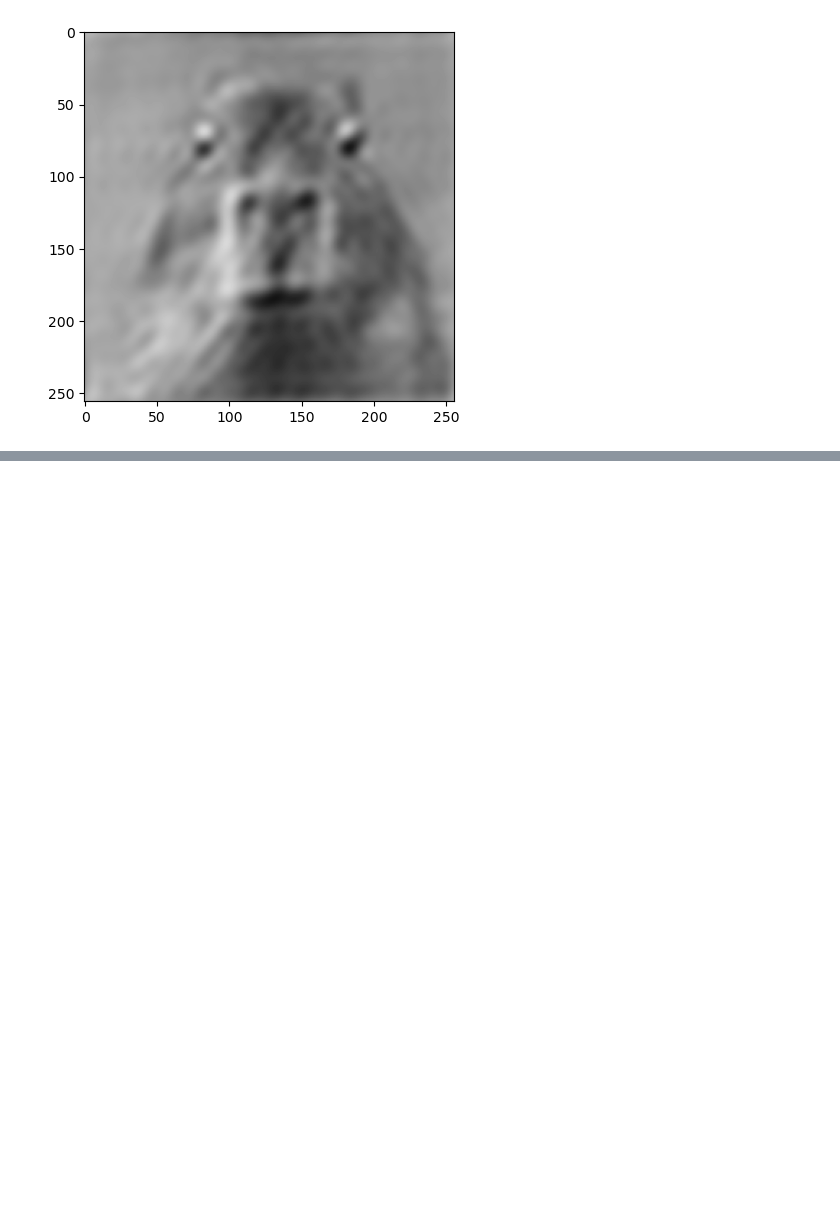
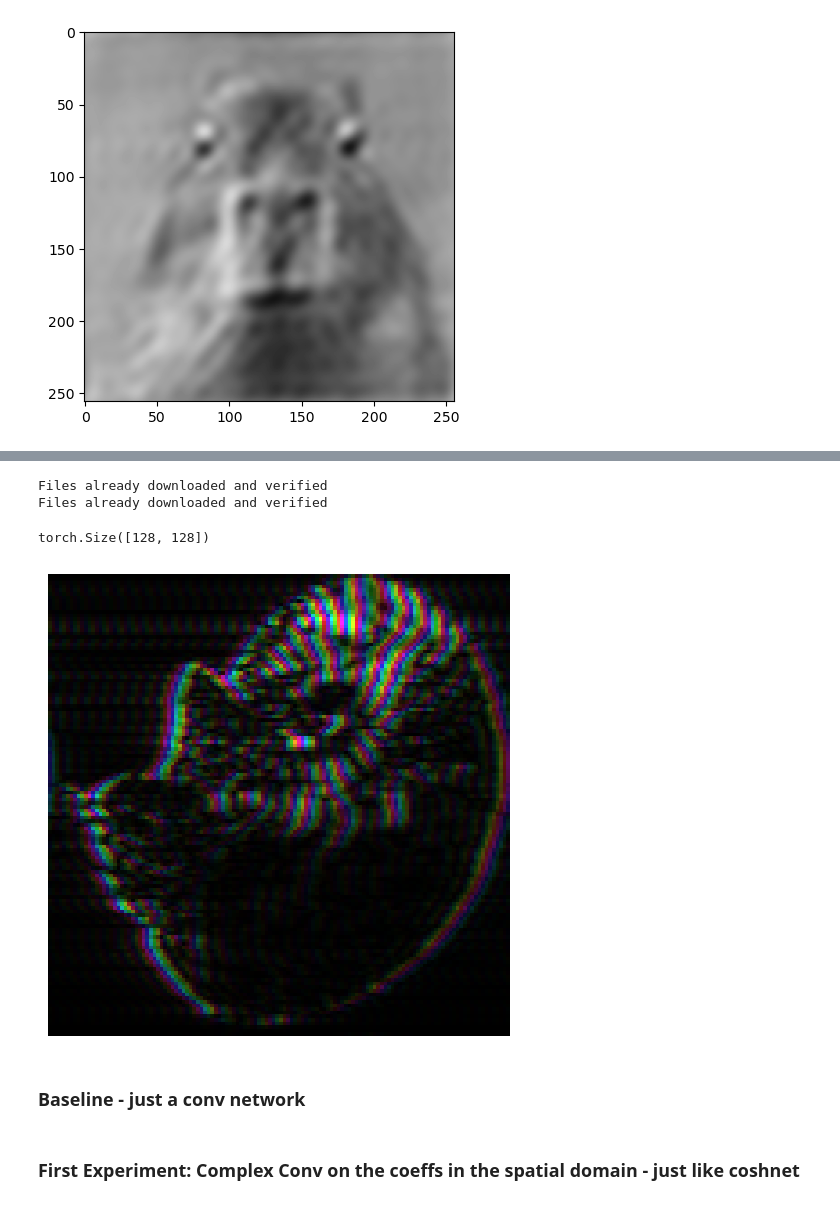
Before and after one commit to JayRothenberger/shearlet-extraction, a Jupyter notebook: compress_shearlets.ipynb, the cells around one changed output, grey strips where cells are left out. Drawn from its saved outputs; the diff is of its cells as text; code cells hidden in the pictures; blank space fills up the shorter version.

Commit message:
update with complex resnet code and demo

```diff
--- a/compress_shearlets.ipynb
+++ b/compress_shearlets.ipynb
@@ -489,0 +795,56 @@ def shearlet_tokens(X, shearlets, patch_size=32):
+# %%
+from torchvision.transforms import v2
+from torchvision import transforms
+import gc
+
+gc.collect()
+
+def shearlet_transform(img):
+    img = torch.cat([
+                     batched_spatial_coefficients(img[:, 0], shearlets, patch_size),
+                     batched_spatial_coefficients(img[:, 1], shearlets, patch_size),
+                     batched_spatial_coefficients(img[:, 2], shearlets, patch_size),
+                     ], 1).type(torch.complex64)
+    return img
+
+def repeat3(x):
+    return x.repeat(3, 1, 1)[:3]
+
+transform = v2.Compose([
+    transforms.Resize((image_size, image_size)),
+    transforms.ToTensor(),
+    repeat3,
+])
+
+ds_train = torchvision.datasets.Caltech101('./', transform=transform, download = True)
+ds_train = IndexSubsetDataset(ds_train, sum([list(range(len(ds_train)))[i::5] for i in range(1, 5)], []))
+
+ds_val = torchvision.datasets.Caltech101('./', transform=transform, download = True)
+ds_val = IndexSubsetDataset(ds_val, list(range(len(ds_val)))[0::5])
+
+train_loader = torch.utils.data.DataLoader(
+  ds_train,
+  batch_size=batch_size_train, shuffle=True, num_workers=0)
+
+train_loader = ShearletTransformLoader(train_loader, shearlet_transform)
+
+val_loader = torch.utils.data.DataLoader(
+  ds_val,
+  batch_size=128, shuffle=False)
+
+val_loader = ShearletTransformLoader(val_loader, shearlet_transform)
+
+for x, y in tqdm(train_loader):
+    assert list(x.shape) == [batch_size_train, shearlets.shape[0] * 3, image_size, image_size], x.shape
+    print(x[0][0].shape)
+    visual.complexImageShow(x[0][0].cpu() / x[0][0].real.max().cpu())
+    break
+# %% [output]
+Files already downloaded and verified
+Files already downloaded and verified
+torch.Size([128, 128])
+[figure, added]
+# %% [markdown]
+### Baseline - just a conv network
+# %% [markdown]
+### First Experiment: Complex Conv on the coeffs in the spatial domain - just like coshnet
```
Also changed, not shown: parts of 15 cells of this notebook, 2 other files.
